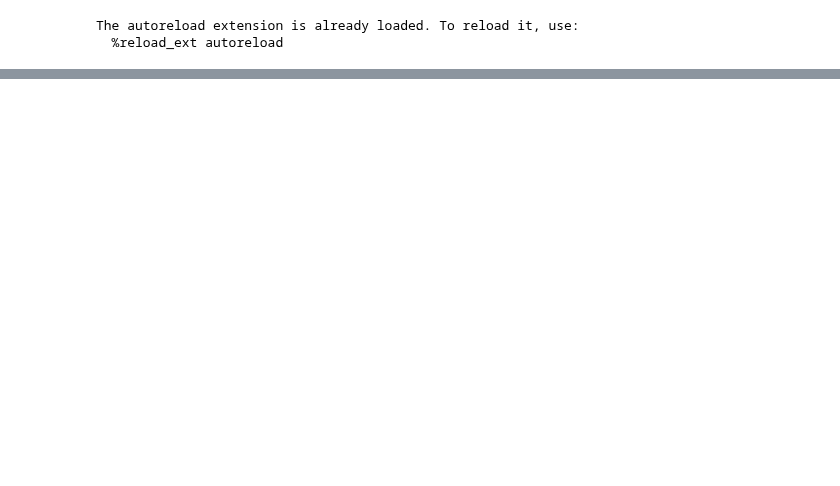
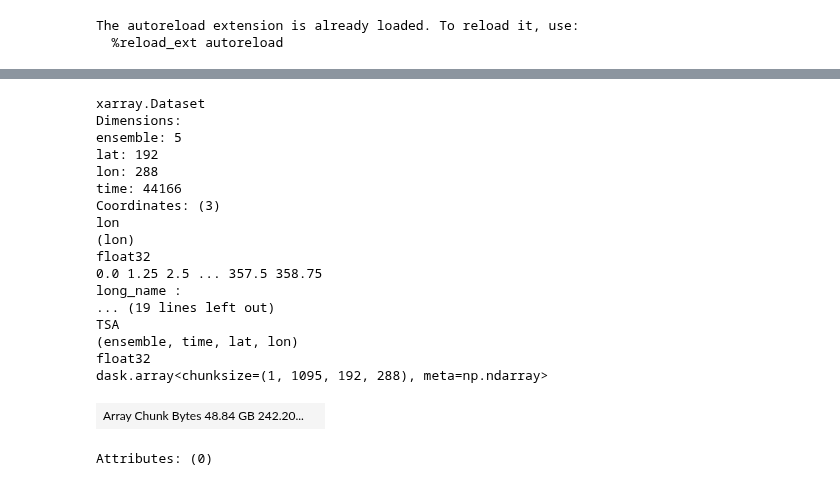
Before and after one commit to KYan19/pei, a Jupyter notebook: notebooks/0_Testing.ipynb, the cells around one changed output, grey strips where cells are left out. Saved outputs shown, nothing was run; the diff lists cells and outputs as text; code cells hidden in the pictures; blank space fills up the shorter version.

```diff
--- a/notebooks/0_Testing.ipynb
+++ b/notebooks/0_Testing.ipynb
@@ -36,0 +57,22 @@ ax.scatter(X,Y,transform=crs,zorder=1,color='blue',marker='x',s=5)
+# %%
+t_ref
+# %% [output]
+xarray.Dataset
+Dimensions:
+ensemble: 5
+lat: 192
+lon: 288
+time: 44166
+Coordinates: (3)
+lon
+(lon)
+float32
+0.0 1.25 2.5 ... 357.5 358.75
+long_name :
+... (19 lines left out)
+TSA
+(ensemble, time, lat, lon)
+float32
+dask.array<chunksize=(1, 1095, 192, 288), meta=np.ndarray>
+| Array Chunk Bytes 48.84 GB 242.20... |  |
+Attributes: (0)
```
Also changed, not shown: parts of 16 cells of this notebook, 6 other files.
